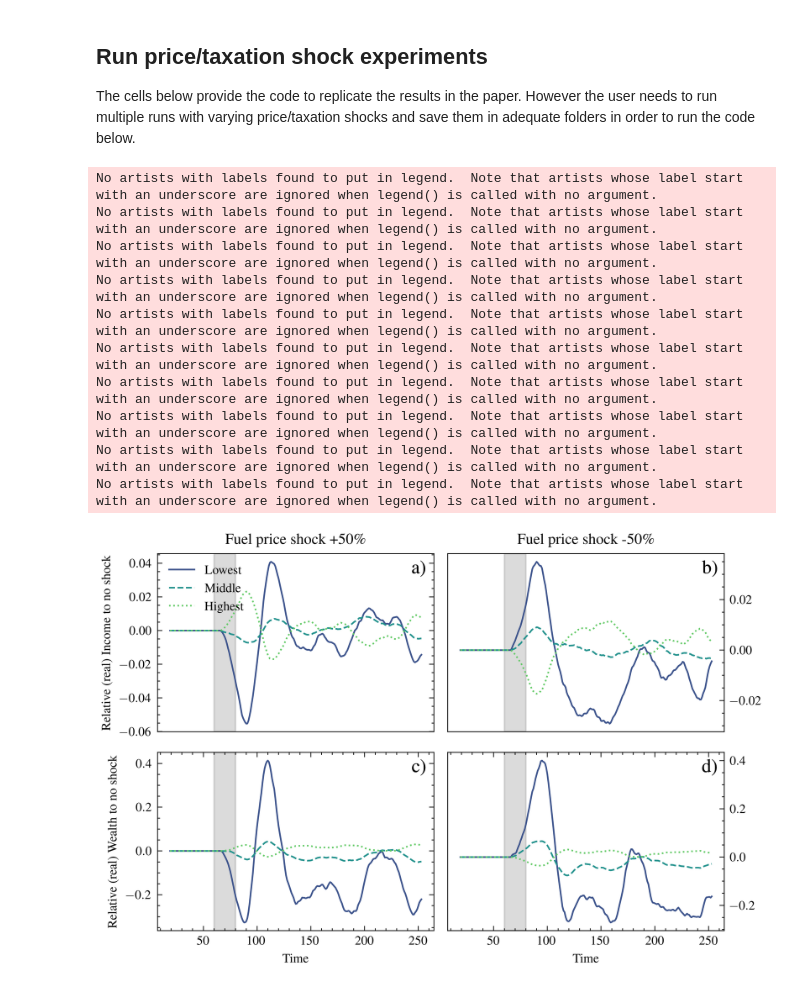
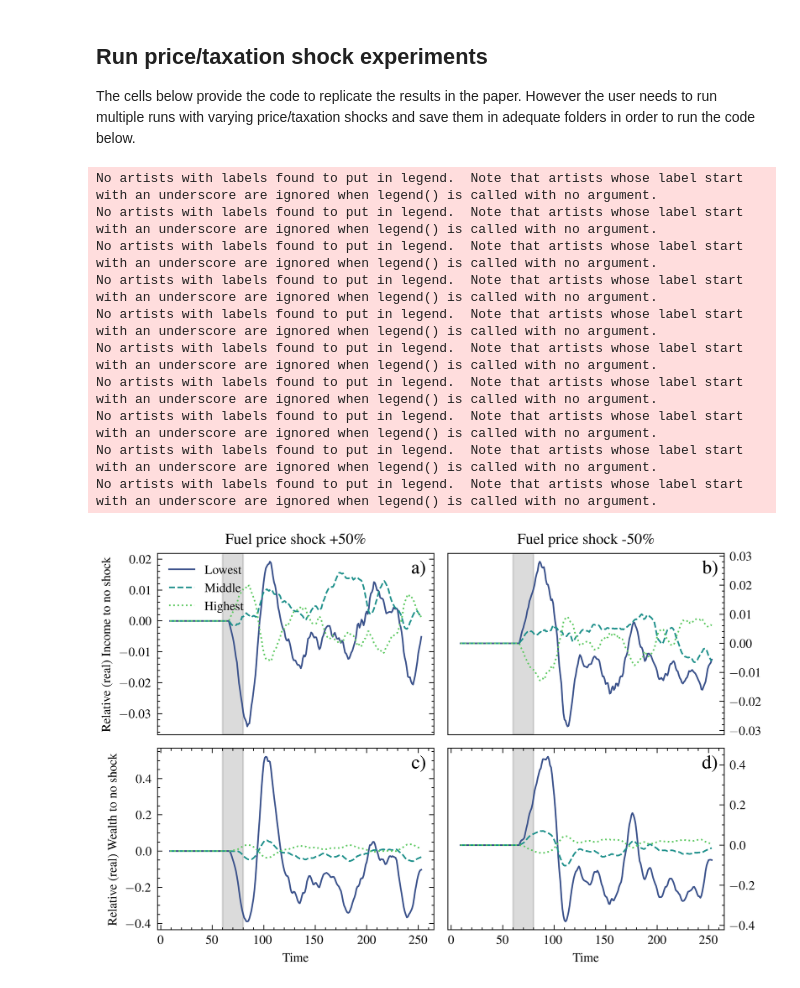
Before and after one commit to Tarsatir/Capsule_Climate, a Jupyter notebook: results/hh_tracking.ipynb, the cells around one changed output. Drawn from its saved outputs; the diff is of its cells as text; code cells hidden in the pictures.

```diff
--- a/results/hh_tracking.ipynb
+++ b/results/hh_tracking.ipynb
@@ -317,12 +264,12 @@ smooth = True
 window_size = 10
 plt.style.use(['science', 'ieee'])
 
-df_avg_all_I0 = pd.read_csv("x_hh7/avg_all_I.csv")
-df_avg_all_W0 = pd.read_csv("x_hh7/avg_all_W.csv")
-df_avg_all_I_plus = pd.read_csv("x_hh8/avg_all_I.csv")
-df_avg_all_W_plus = pd.read_csv("x_hh8/avg_all_W.csv")
-df_avg_all_I_minus = pd.read_csv("x_hh9/avg_all_I.csv")
-df_avg_all_W_minus = pd.read_csv("x_hh9/avg_all_W.csv")
+df_avg_all_I0 = pd.read_csv("../data/priceshocks/no_x_hh/avg_all_I.csv")
+df_avg_all_W0 = pd.read_csv("../data/priceshocks/no_x_hh/avg_all_W.csv")
+df_avg_all_I_plus = pd.read_csv("../data/priceshocks/up_x_hh/avg_all_I.csv")
+df_avg_all_W_plus = pd.read_csv("../data/priceshocks/up_x_hh/avg_all_W.csv")
+df_avg_all_I_minus = pd.read_csv("../data/priceshocks/down_x_hh/avg_all_I.csv")
+df_avg_all_W_minus = pd.read_csv("../data/priceshocks/down_x_hh/avg_all_W.csv")
 
 #compute the share of overall income and wealth for each percentile
 #for this compute the sum of each row and divide each row by the sum of the row
@@ -406,32 +353,32 @@ for ax in axes.flatten():
     axes[1, 1].get_yaxis().set_visible(False)
     #set x axis label for the second row
     axes[1, 0].set_xlabel('Time')
     axes[1, 1].set_xlabel('Time')
     #omit legend everywhere
     axes[1, 1].legend().set_visible(False)
     axes[1, 0].legend().set_visible(False)
     axes[0, 1].legend().set_visible(False)
     axes[0, 0].text(0.92, 0.96, 'a)', transform=axes[0, 0].transAxes, fontsize=12, fontweight='bold', va='top')
     axes[0, 1].text(0.92, 0.96, 'b)', transform=axes[0, 1].transAxes, fontsize=12, fontweight='bold', va='top')
     axes[1, 0].text(0.92, 0.96, 'c)', transform=axes[1, 0].transAxes, fontsize=12, fontweight='bold', va='top')
     axes[1, 1].text(0.92, 0.96, 'd)', transform=axes[1, 1].transAxes, fontsize=12, fontweight='bold', va='top')
 
 
 fig.patch.set_facecolor('white')
 dpi_value = 600  # Adjust this value as needed for higher or lower resolution
-fig.savefig('incomeshocks.png', dpi=dpi_value)
+fig.savefig('../results/incomeshocks.png', dpi=dpi_value)
 
 plt.tight_layout()
 plt.show()
 # %% [output]
 No artists with labels found to put in legend.  Note that artists whose label start with an underscore are ignored when legend() is called with no argument.
 No artists with labels found to put in legend.  Note that artists whose label start with an underscore are ignored when legend() is called with no argument.
 No artists with labels found to put in legend.  Note that artists whose label start with an underscore are ignored when legend() is called with no argument.
 No artists with labels found to put in legend.  Note that artists whose label start with an underscore are ignored when legend() is called with no argument.
 No artists with labels found to put in legend.  Note that artists whose label start with an underscore are ignored when legend() is called with no argument.
 No artists with labels found to put in legend.  Note that artists whose label start with an underscore are ignored when legend() is called with no argument.
 No artists with labels found to put in legend.  Note that artists whose label start with an underscore are ignored when legend() is called with no argument.
 No artists with labels found to put in legend.  Note that artists whose label start with an underscore are ignored when legend() is called with no argument.
 No artists with labels found to put in legend.  Note that artists whose label start with an underscore are ignored when legend() is called with no argument.
 No artists with labels found to put in legend.  Note that artists whose label start with an underscore are ignored when legend() is called with no argument.
-[figure, old version]
+[figure, new version]
```
Also changed, not shown: parts of 7 cells of this notebook, 16 other files.
